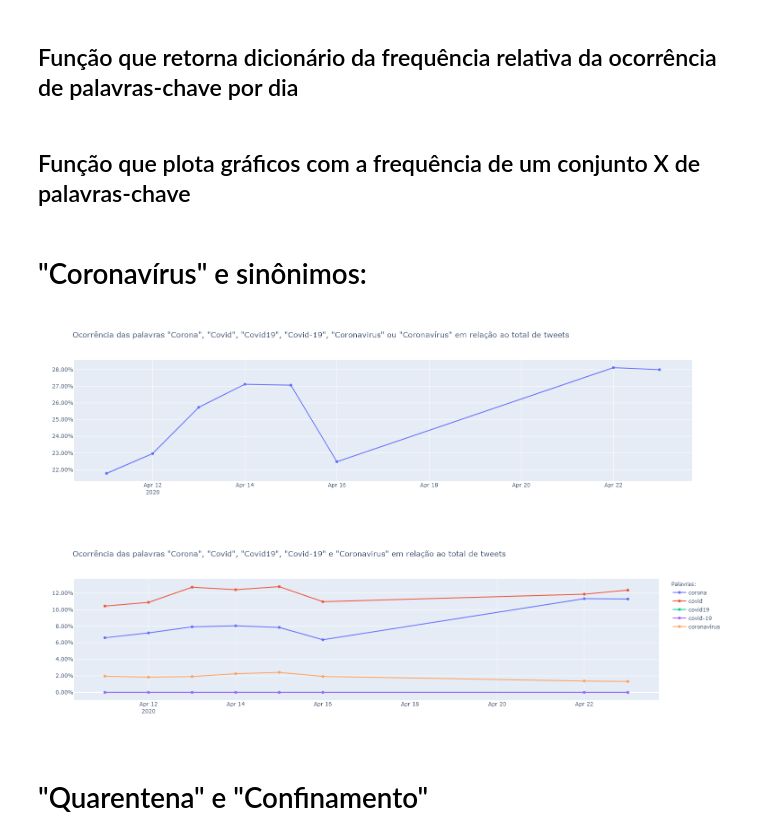
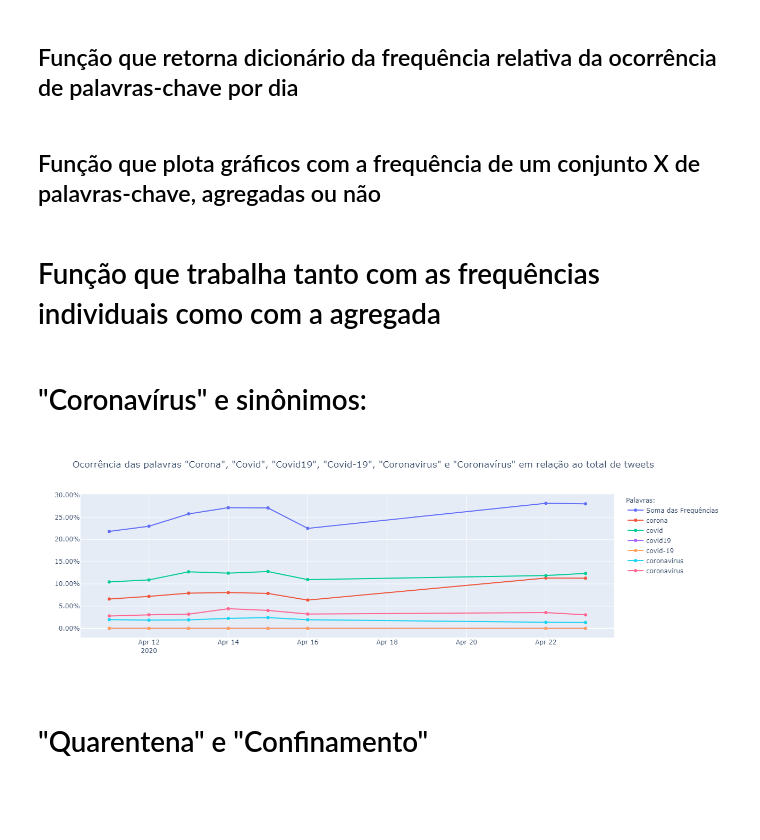
Before and after one commit to larissafv/squad5, a Jupyter notebook: Palavras-chave ao longo do Tempo/Palavras-chave ao longo do tempo.ipynb, the cells around one changed output. Drawn from its saved outputs; the diff is of its cells as text; code cells hidden in the pictures; blank space fills up the shorter version.

Commit message:
Função para gráficos novos
A nova função gera gráficos tanto com a linha da frequência de cada palavra como com a frequência de pelo menos uma delas.

```diff
--- a/Palavras-chave ao longo do Tempo/Palavras-chave ao longo do tempo.ipynb
+++ b/Palavras-chave ao longo do Tempo/Palavras-chave ao longo do tempo.ipynb
@@ -98,9 +74,9 @@ def rel_freq(keywords):
         dict_relfreq[day] = freqs_per_day[day]/tweets_per_day[day]
     return dict_relfreq
 # %% [markdown]
-## Função que plota gráficos com a frequência de um conjunto X de palavras-chave
+## Função que plota gráficos com a frequência de um conjunto X de palavras-chave, agregadas ou não
 # %%
-def plotgraph(keywords, aggregate=False):
+def splitgraph(keywords, aggregate=False):
     fig = go.Figure()
     fig.layout.yaxis.tickformat = ',.2%'
     if aggregate: # TRABALHA COM A FREQUÊNCIA SOMADA (SEM INTERCESSÕES SOBRESSALENTES)
@@ -147,14 +123,48 @@ def plotgraph(keywords, aggregate=False):
     )
 
     fig.show()
+# %% [markdown]
+# Função que trabalha tanto com as frequências individuais como com a agregada
+# %%
+def plotgraph(keywords):
+    fig = go.Figure()
+    fig.layout.yaxis.tickformat = ',.2%'
+    # TRABALHO COM A FREQUÊNCIA SOMADA (SEM INTERCESSÕES SOBRESSALENTES)
+    name = ''
+    if len(keywords) > 1:
+        fig.add_trace(go.Scatter(x= days, y =list(rel_freq(keywords).values()), name='Soma das Frequências'))
+    # FREQUÊNCIAS INDIVIDUAIS
+    for i in keywords:
+        fig.add_trace(go.Scatter(x= days, y =list(rel_freq([i]).values()), name=i))
+
+    # TÍTULO
+    if len(keywords) > 1:
+        title = 'Ocorrência das palavras '
+    else:
+        title = 'Ocorrência da palavra '
+
+    for i in range(len(keywords)):
+        if i == len(keywords)-1:
+            title += "\"" + keywords[i].capitalize() + "\""
+        elif i == len(keywords)-2:
+            title += "\"" + keywords[i].capitalize() + "\"" + ' e '
+        else:
+            title += "\"" + keywords[i].capitalize() + "\"" + ', '
+
+    title += ' em relação ao total de tweets'
+
+    fig.update_layout(
+        title=title,
+        legend_title="Palavras:"
+    )
+
+    fig.show()
 # %% [markdown]
 # "Coronavírus" e sinônimos:
 # %%
-plotgraph(['corona', 'covid', 'covid19', 'covid-19', 'coronavirus', 'coronavírus'], True)
-plotgraph(['corona', 'covid', 'covid19', 'covid-19', 'coronavirus'], False)
+plotgraph(['corona', 'covid', 'covid19', 'covid-19', 'coronavirus', 'coronavírus'])
 # %% [output]
-[figure, old version]
+[figure, new version]
-[figure, removed]
 # %% [markdown]
 # "Quarentena" e "Confinamento"
 # %%
```
Also changed, not shown: parts of 7 cells of this notebook.
